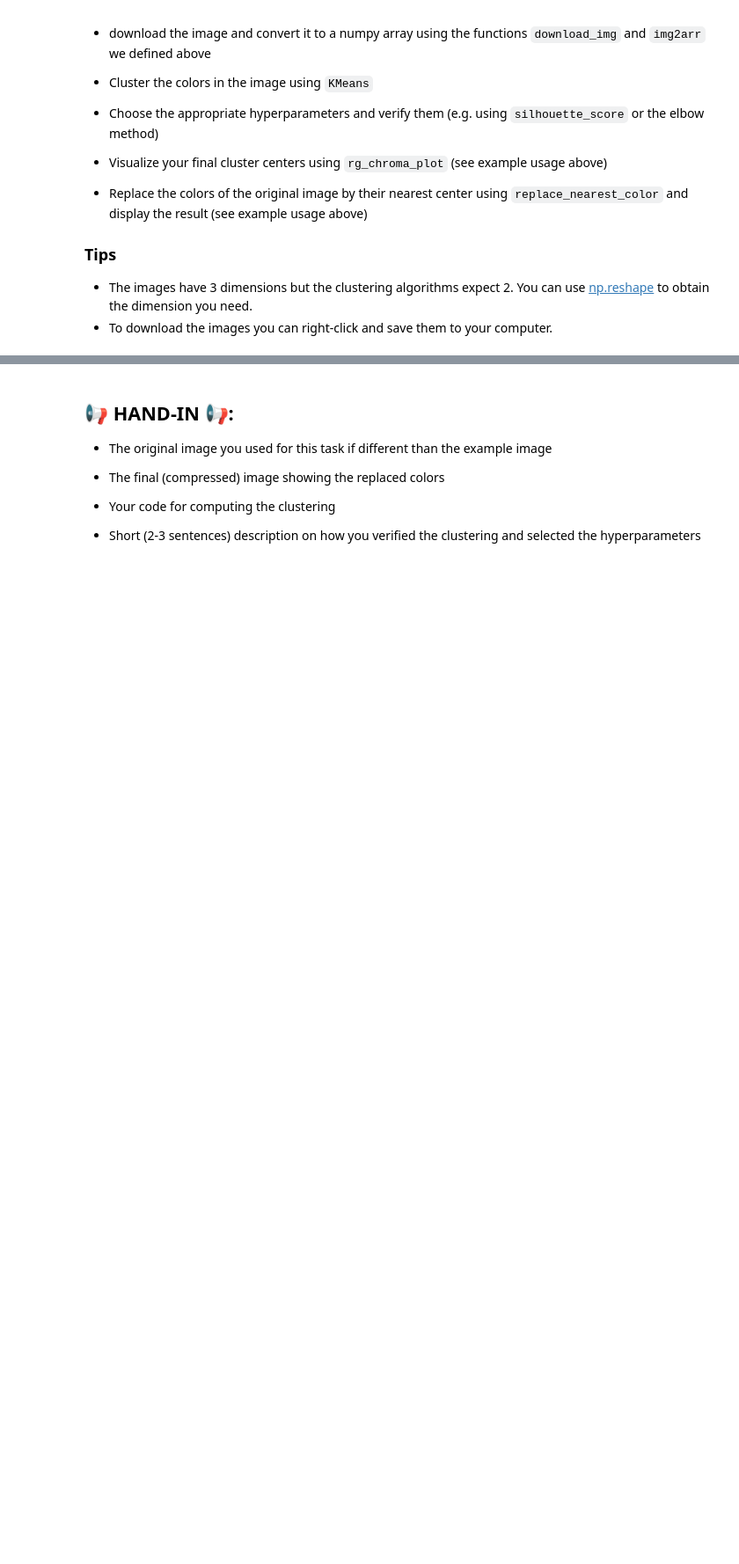
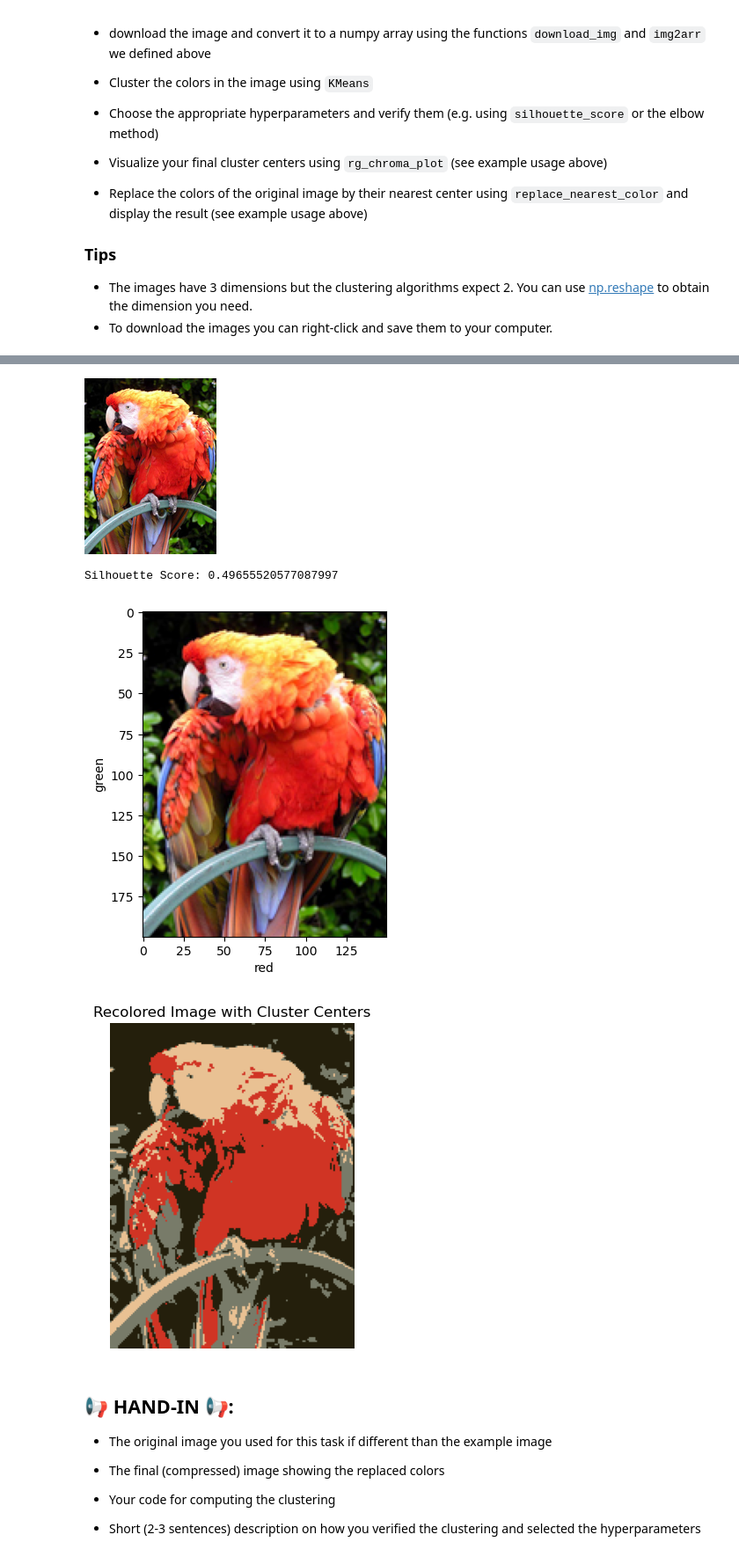
Before and after one commit to michamettler/zhaw-mldm, a Jupyter notebook: L11/L12_Clustering_Assignment.ipynb, the cells around one changed output, grey strips where cells are left out. Shown at 88% size. Drawn from its saved outputs; the diff is of its cells as text; code cells hidden in the pictures; blank space fills up the shorter version.

```diff
--- a/L11/L12_Clustering_Assignment.ipynb
+++ b/L11/L12_Clustering_Assignment.ipynb
@@ -339,3 +369,40 @@ display(arr2img(replaced))
+# %%
+img_url = "https://upload.wikimedia.org/wikipedia/commons/d/d7/RGB_24bits_palette_sample_image.jpg"
+
+img = download_img(img_url)
+# you can visualize a PIL.Image object directly in jupyter using `display`
+display(img)
+img_arr = img2arr(img)
+# visualize the np.array version of the same image
+plt.imshow(img_arr)
+flat_img = img_arr.reshape(-1, 3)
+
+
+# Step 1: Determine the optimal number of clusters
+range_n_clusters = range(2, 20)
+silhouette_scores = []
+
+# Step 2: Perform KMeans clustering
+kmeans = KMeans(n_clusters=4, random_state=RANDOM_SEED)
+kmeans.fit_predict(flat_img)
+cluster_centers = kmeans.cluster_centers_
+silhouette = silhouette_score(flat_img, kmeans.labels_)
+print(f"Silhouette Score: {silhouette}")
+
+rg_chroma_plot(img_arr, cluster_centers)
+replaced_img_arr = replace_nearest_color(img_arr, cluster_centers)
+
+# Convert back to image and display
+replaced_img = arr2img(replaced_img_arr)
+plt.imshow(replaced_img)
+plt.axis('off')
+plt.title("Recolored Image with Cluster Centers")
+plt.show()
+# %% [output]
+[figure, added]
+Silhouette Score: 0.49655520577087997
+[figure, added]
+[figure, added]
 # %% [markdown]
 ## 📢 **HAND-IN** 📢:
 
```
Also changed, not shown: parts of 2 cells of this notebook.
